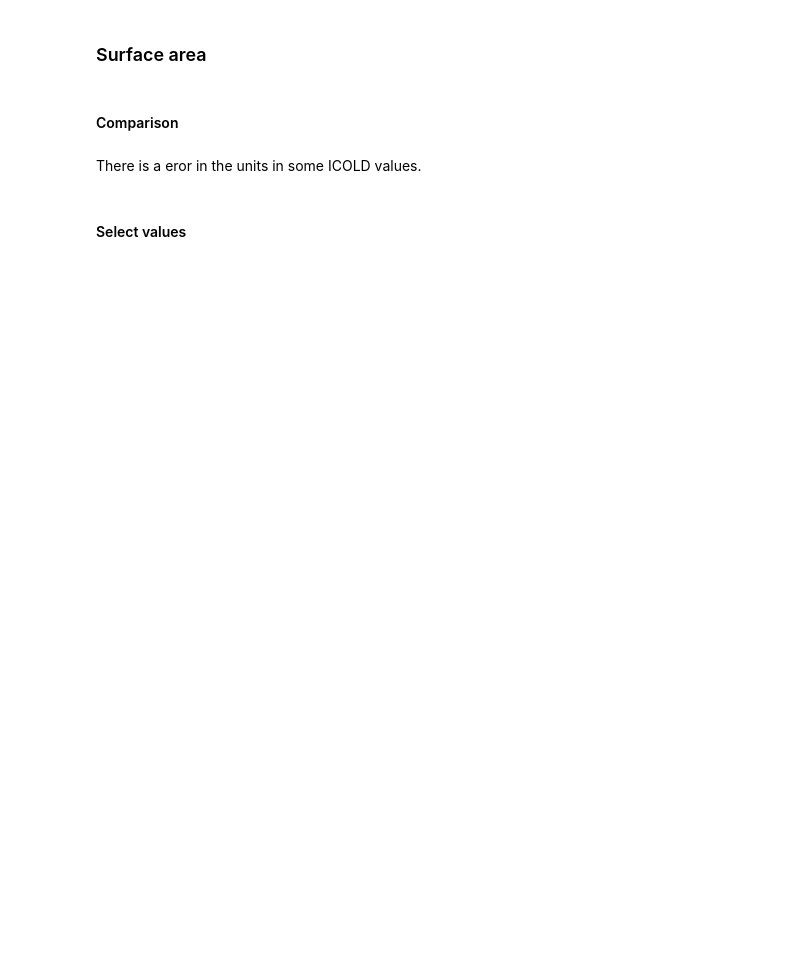
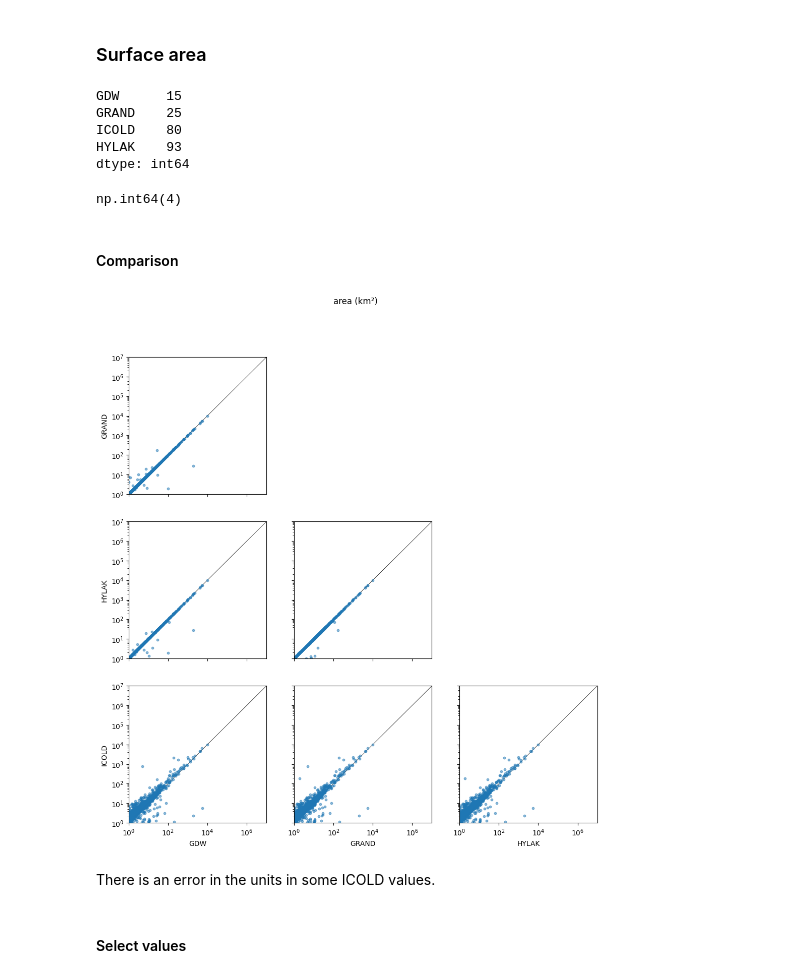
Before and after one commit to casadoj/lisflood-reservoirs, a Jupyter notebook: notebook/EFASv6/1.2_EFAS_reservoir_tables.ipynb, the cells around one changed output. Saved outputs shown, nothing was run; the diff lists cells and outputs as text; code cells hidden in the pictures; blank space fills up the shorter version.

```diff
--- a/notebook/EFASv6/1.2_EFAS_reservoir_tables.ipynb
+++ b/notebook/EFASv6/1.2_EFAS_reservoir_tables.ipynb
@@ -386,0 +431,12 @@ print('{0} reservoirs do not comply with the minimum catchment area of {1} km²'
+# %%
+# select value from GRAND, EFAS5, HYLAK or ICOLD in that order
+catchment.EFAS6 = np.nan
+for source in ['GRAND', 'GDW', 'HYLAK', 'ICOLD', 'UPAREA', 'EFAS5']:
+    missing = catchment.EFAS6.isnull()
+    mask = catchment[source].notnull()
+    catchment.loc[missing & mask, 'EFAS6'] = catchment.loc[missing & mask, source]
+    catchment.loc[missing & mask, 'SOURCE'] = source
+
+print('{0} reservoirs are missing the catchment value'.format(catchment.EFAS6.isnull().sum()))
+print('{0} reservoirs have catchment lower or equal than 0'.format((catchment.EFAS6 <= 0).sum()))
+catchment.SOURCE.value_counts()
@@ -387,32 +479,46 @@ print('{0} reservoirs do not comply with the minimum catchment area of {1} km²'
 # %% [markdown]
 ### Surface area
 # %%
-area = pd.DataFrame(index=efas6.index, columns=['GRAND', 'ICOLD', 'HYLAK', 'EFAS6', 'SOURCE'], dtype=float)
+area = pd.DataFrame(index=efas6.index, columns=['GDW', 'GRAND', 'ICOLD', 'HYLAK', 'EFAS6', 'SOURCE'], dtype=float)
 area.SOURCE = area.SOURCE.astype(str)
 
+# GDW
+area.loc[gdw.index, 'GDW'] = gdw.AREA_SKM
+
 # GRanD
-mask = grand.ID.notnull()
-area.loc[grand.loc[mask, 'ID'], 'GRAND'] = grand.loc[mask, 'AREA_SKM'].values
+area.loc[grand.index, 'GRAND'] = grand.AREA_SKM
 
 # ICOLD
-mask = icold.ID.notnull()
-area.loc[icold.loc[mask, 'ID'], 'ICOLD'] = icold.loc[mask, 'Res_Area'].values * 1e-3
+area.loc[icold.index, 'ICOLD'] = icold.Res_Area.values * 1e-3
 
 # HydroLakes
-mask = hylak.ID.notnull()
-area.loc[hylak.loc[mask, 'ID'], 'HYLAK'] = hylak.loc[mask, 'Lake_area'].values
+area.loc[hylak.index, 'HYLAK'] = hylak.Lake_area
+# %%
+area[['GDW', 'GRAND', 'ICOLD', 'HYLAK']].isnull().sum()
+# %% [output]
+GDW      15
+GRAND    25
+ICOLD    80
+HYLAK    93
+dtype: int64
+# %%
+area[['GDW', 'GRAND', 'ICOLD', 'HYLAK']].isnull().all(axis=1).sum()
+# %% [output]
+np.int64(4)
 # %% [markdown]
 #### Comparison
 # %%
 compare_attributes(
-    area[['GRAND', 'HYLAK', 'ICOLD']],
+    area[['GDW', 'GRAND', 'HYLAK', 'ICOLD']],
     thr=MIN_AREA,
     vmin=1,
     vmax=1e7,
     title='area (km²)'
 )
 plt.savefig(PATH_OUT / 'plots' / 'area_pairplot.jpg', dpi=300, bbox_inches='tight')
+# %% [output]
+[figure, added]
 # %% [markdown]
-There is a eror in the units in some ICOLD values.
+There is an error in the units in some ICOLD values.
 # %% [markdown]
 #### Select values
```
Also changed, not shown: parts of 74 cells of this notebook, 1 other file.
